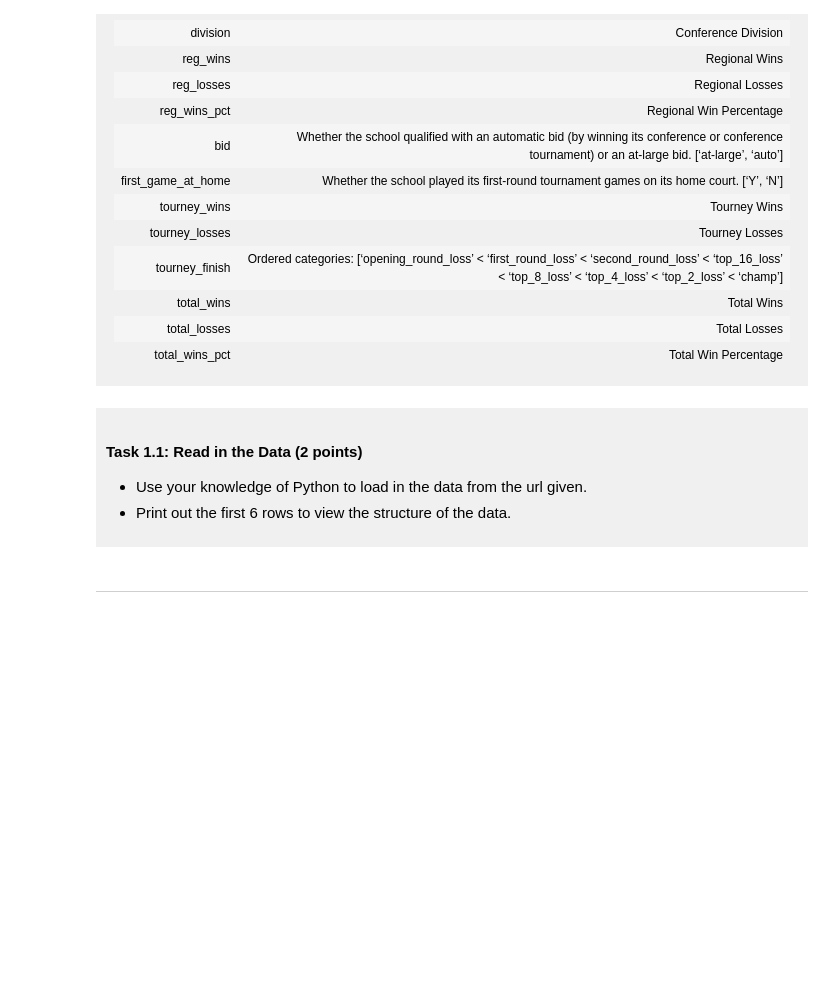
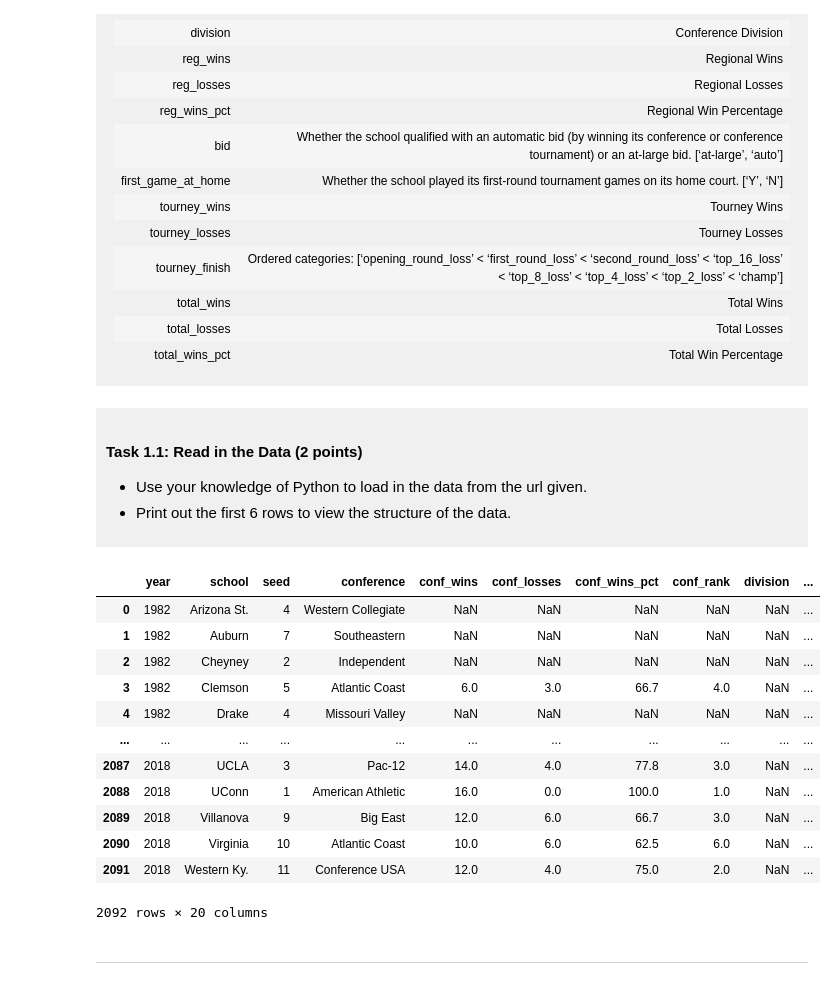
Before and after one commit to gulshaalk/dsci-100-project-gulshaal, a Jupyter notebook: dsci-100-project-notebook.ipynb, the cells around one changed output. Drawn from its saved outputs; the diff is of its cells as text; code cells hidden in the pictures; blank space fills up the shorter version.

```diff
--- a/dsci-100-project-notebook.ipynb
+++ b/dsci-100-project-notebook.ipynb
@@ -126,8 +126,25 @@ To help you with the analysis, here is a table of descriptions of each of the va
 
 </div>
 # %%
+import pandas as pd
 
-#this is a comment made on jupyter
+url = "https://raw.githubusercontent.com/diverse-data-hub/diversedata/refs/heads/main/data-clean/womensmarchmadness.csv"
+march_madness = pd.read_csv(url)
+march_madness
+# %% [output]
+|  | year | school | seed | conference | conf_wins | conf_losses | conf_wins_pct | conf_rank | division | ... |
+| 0 | 1982 | Arizona St. | 4 | Western Collegiate | NaN | NaN | NaN | NaN | NaN | ... |
+| 1 | 1982 | Auburn | 7 | Southeastern | NaN | NaN | NaN | NaN | NaN | ... |
+| 2 | 1982 | Cheyney | 2 | Independent | NaN | NaN | NaN | NaN | NaN | ... |
+| 3 | 1982 | Clemson | 5 | Atlantic Coast | 6.0 | 3.0 | 66.7 | 4.0 | NaN | ... |
+| 4 | 1982 | Drake | 4 | Missouri Valley | NaN | NaN | NaN | NaN | NaN | ... |
+| ... | ... | ... | ... | ... | ... | ... | ... | ... | ... | ... |
+| 2087 | 2018 | UCLA | 3 | Pac-12 | 14.0 | 4.0 | 77.8 | 3.0 | NaN | ... |
+| 2088 | 2018 | UConn | 1 | American Athletic | 16.0 | 0.0 | 100.0 | 1.0 | NaN | ... |
+| 2089 | 2018 | Villanova | 9 | Big East | 12.0 | 6.0 | 66.7 | 3.0 | NaN | ... |
+| 2090 | 2018 | Virginia | 10 | Atlantic Coast | 10.0 | 6.0 | 62.5 | 6.0 | NaN | ... |
+| 2091 | 2018 | Western Ky. | 11 | Conference USA | 12.0 | 4.0 | 75.0 | 2.0 | NaN | ... |
+2092 rows × 20 columns
 # %% [markdown]
 -------
 # %% [markdown]
```
Also changed, not shown: parts of 3 cells of this notebook.
